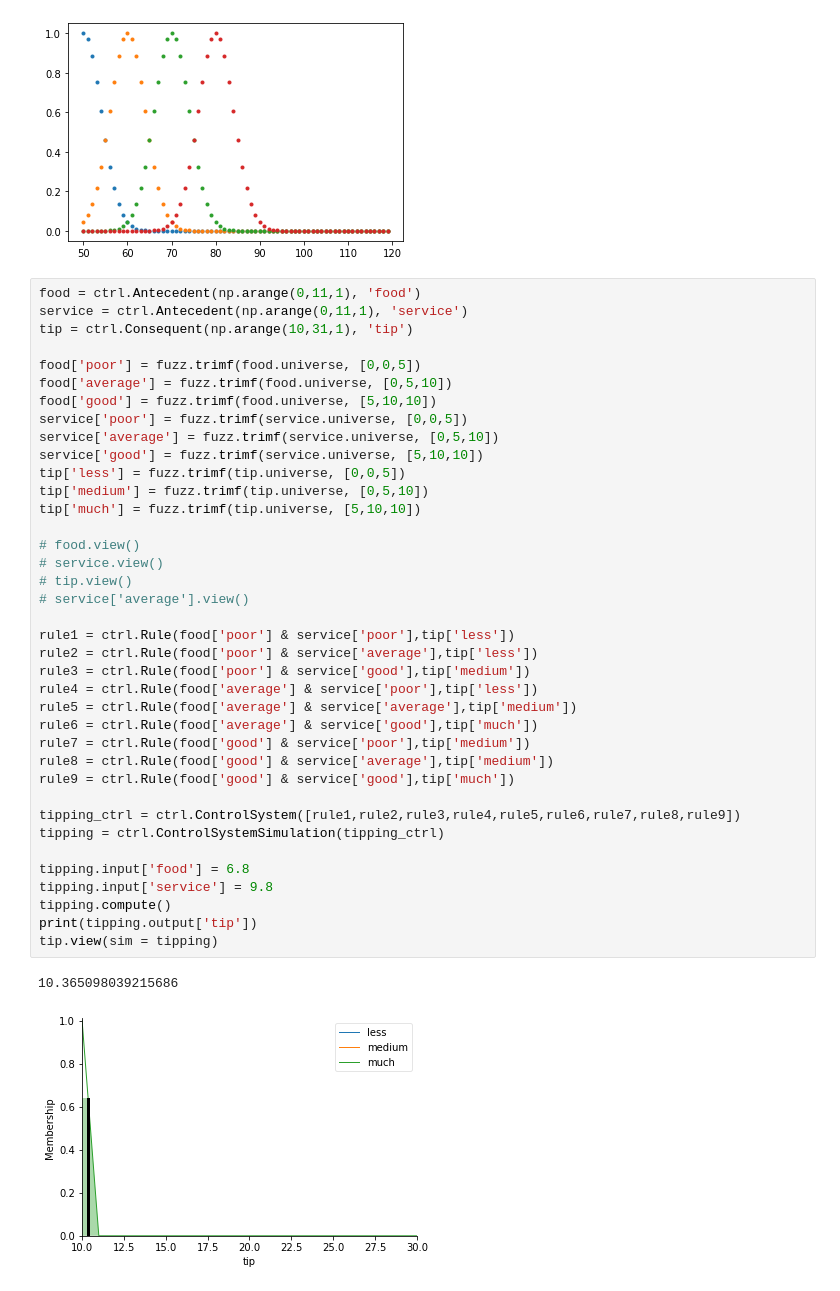
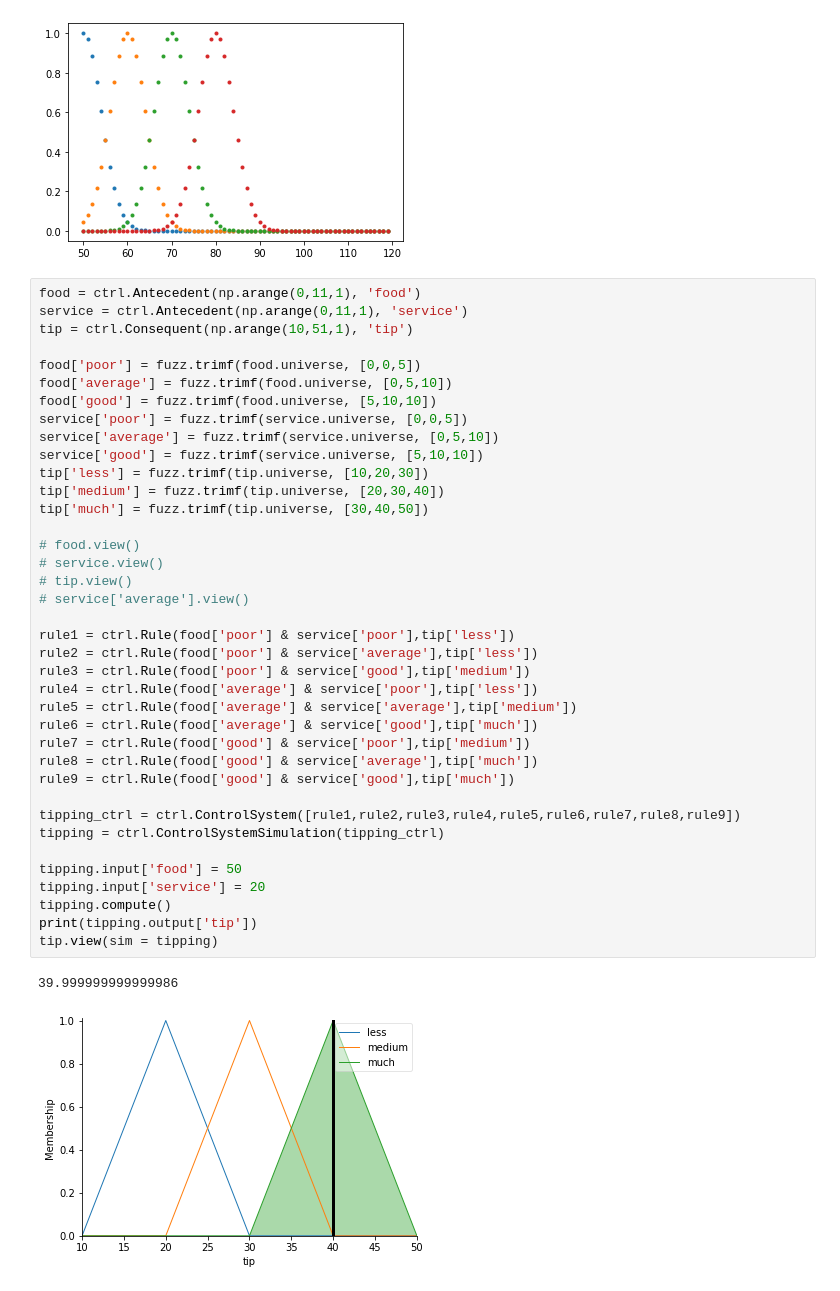
Before and after one commit to Steel3264/AI, a Jupyter notebook: AI_W4_25_2_23.ipynb, the cells around one changed output. Cells and saved outputs as stored; diff of their text form.

```diff
--- a/AI_W4_25_2_23.ipynb
+++ b/AI_W4_25_2_23.ipynb
@@ -47,41 +47,41 @@ plt.plot(x, full_speed, '.', linewidth = 1.5, label = 'full_speed')
 # %%
 food = ctrl.Antecedent(np.arange(0,11,1), 'food')
 service = ctrl.Antecedent(np.arange(0,11,1), 'service')
-tip = ctrl.Consequent(np.arange(10,31,1), 'tip')
+tip = ctrl.Consequent(np.arange(10,51,1), 'tip')
 
 food['poor'] = fuzz.trimf(food.universe, [0,0,5])
 food['average'] = fuzz.trimf(food.universe, [0,5,10])
 food['good'] = fuzz.trimf(food.universe, [5,10,10])
 service['poor'] = fuzz.trimf(service.universe, [0,0,5])
 service['average'] = fuzz.trimf(service.universe, [0,5,10])
 service['good'] = fuzz.trimf(service.universe, [5,10,10])
-tip['less'] = fuzz.trimf(tip.universe, [0,0,5])
-tip['medium'] = fuzz.trimf(tip.universe, [0,5,10])
-tip['much'] = fuzz.trimf(tip.universe, [5,10,10])
+tip['less'] = fuzz.trimf(tip.universe, [10,20,30])
+tip['medium'] = fuzz.trimf(tip.universe, [20,30,40])
+tip['much'] = fuzz.trimf(tip.universe, [30,40,50])
 
 # food.view()
 # service.view()
 # tip.view()
 # service['average'].view()
 
 rule1 = ctrl.Rule(food['poor'] & service['poor'],tip['less'])
 rule2 = ctrl.Rule(food['poor'] & service['average'],tip['less'])
 rule3 = ctrl.Rule(food['poor'] & service['good'],tip['medium'])
 rule4 = ctrl.Rule(food['average'] & service['poor'],tip['less'])
 rule5 = ctrl.Rule(food['average'] & service['average'],tip['medium'])
 rule6 = ctrl.Rule(food['average'] & service['good'],tip['much'])
 rule7 = ctrl.Rule(food['good'] & service['poor'],tip['medium'])
-rule8 = ctrl.Rule(food['good'] & service['average'],tip['medium'])
+rule8 = ctrl.Rule(food['good'] & service['average'],tip['much'])
 rule9 = ctrl.Rule(food['good'] & service['good'],tip['much'])
 
 tipping_ctrl = ctrl.ControlSystem([rule1,rule2,rule3,rule4,rule5,rule6,rule7,rule8,rule9])
 tipping = ctrl.ControlSystemSimulation(tipping_ctrl)
 
-tipping.input['food'] = 6.8
-tipping.input['service'] = 9.8
+tipping.input['food'] = 50
+tipping.input['service'] = 20
 tipping.compute()
 print(tipping.output['tip'])
 tip.view(sim = tipping)
 # %% [output]
-10.365098039215686
+39.999999999999986
-[figure, old version]
+[figure, new version]
```
Also changed, not shown: parts of 1 cell of this notebook.
